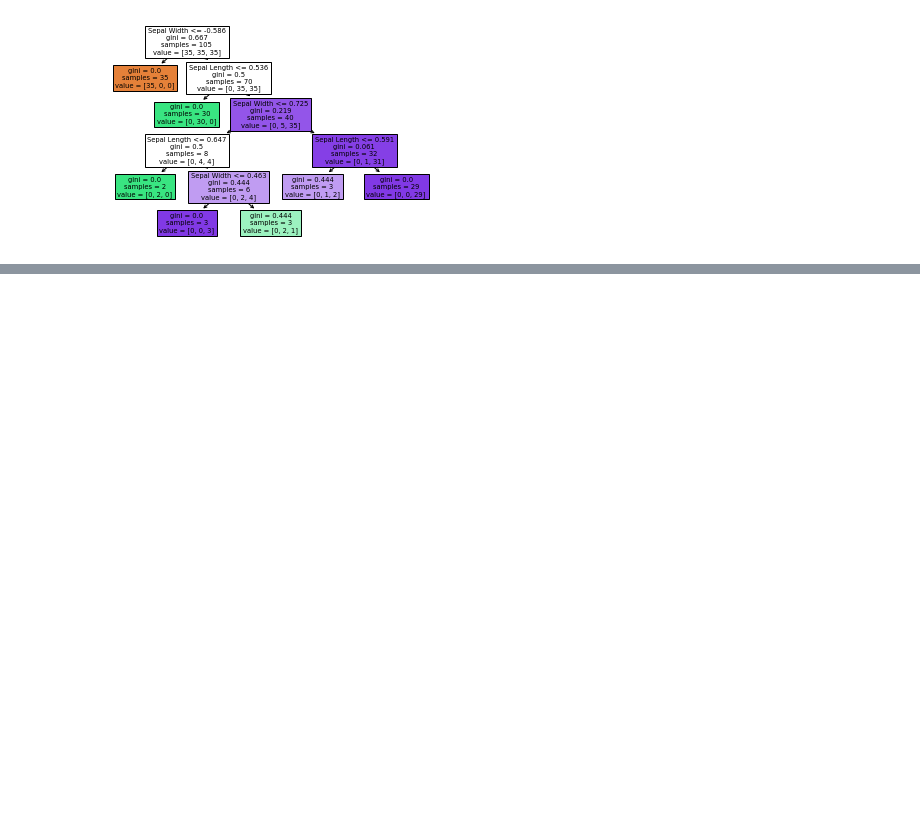
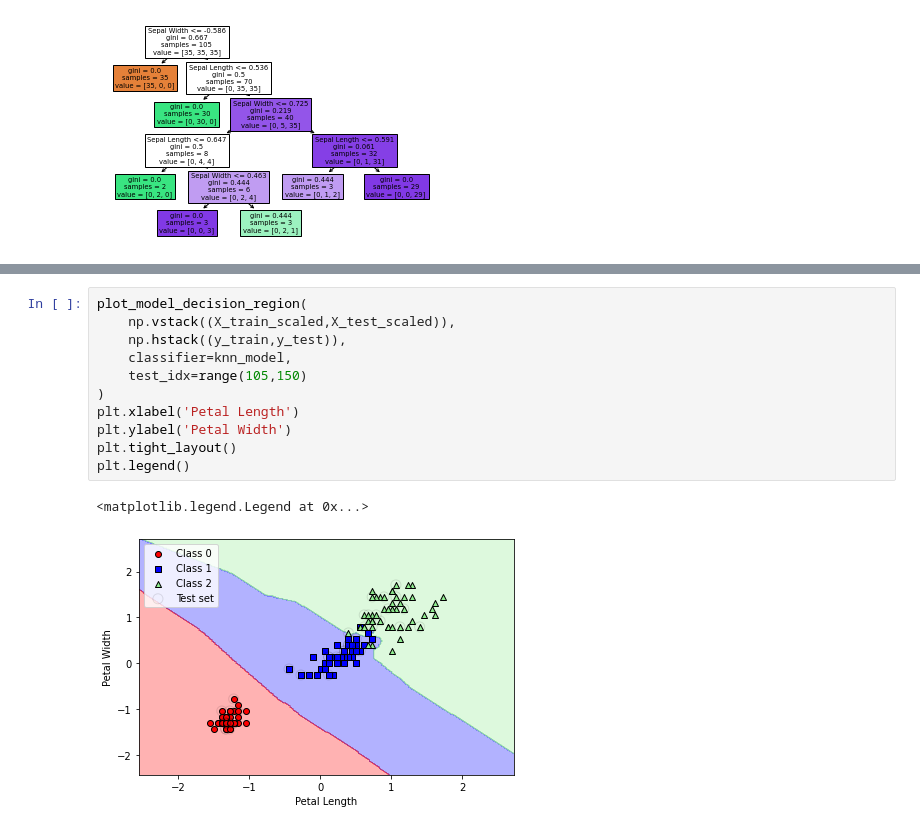
Before and after one commit to ebzkurt1/ml_from_scratch, a Jupyter notebook: ML_Models_with_Sklearn.ipynb, the cells around one changed output, grey strips where cells are left out. Drawn from its saved outputs; the diff is of its cells as text; blank space fills up the shorter version.

```diff
--- a/ML_Models_with_Sklearn.ipynb
+++ b/ML_Models_with_Sklearn.ipynb
@@ -325,0 +371,14 @@ tree.plot_tree(decision_tree_model,
+# %%
+plot_model_decision_region(
+    np.vstack((X_train_scaled,X_test_scaled)),
+    np.hstack((y_train,y_test)),
+    classifier=knn_model,
+    test_idx=range(105,150)
+)
+plt.xlabel('Petal Length')
+plt.ylabel('Petal Width')
+plt.tight_layout()
+plt.legend()
+# %% [output]
+<matplotlib.legend.Legend at 0x...>
+[figure, added]
```
Also changed, not shown: parts of 10 cells of this notebook.
